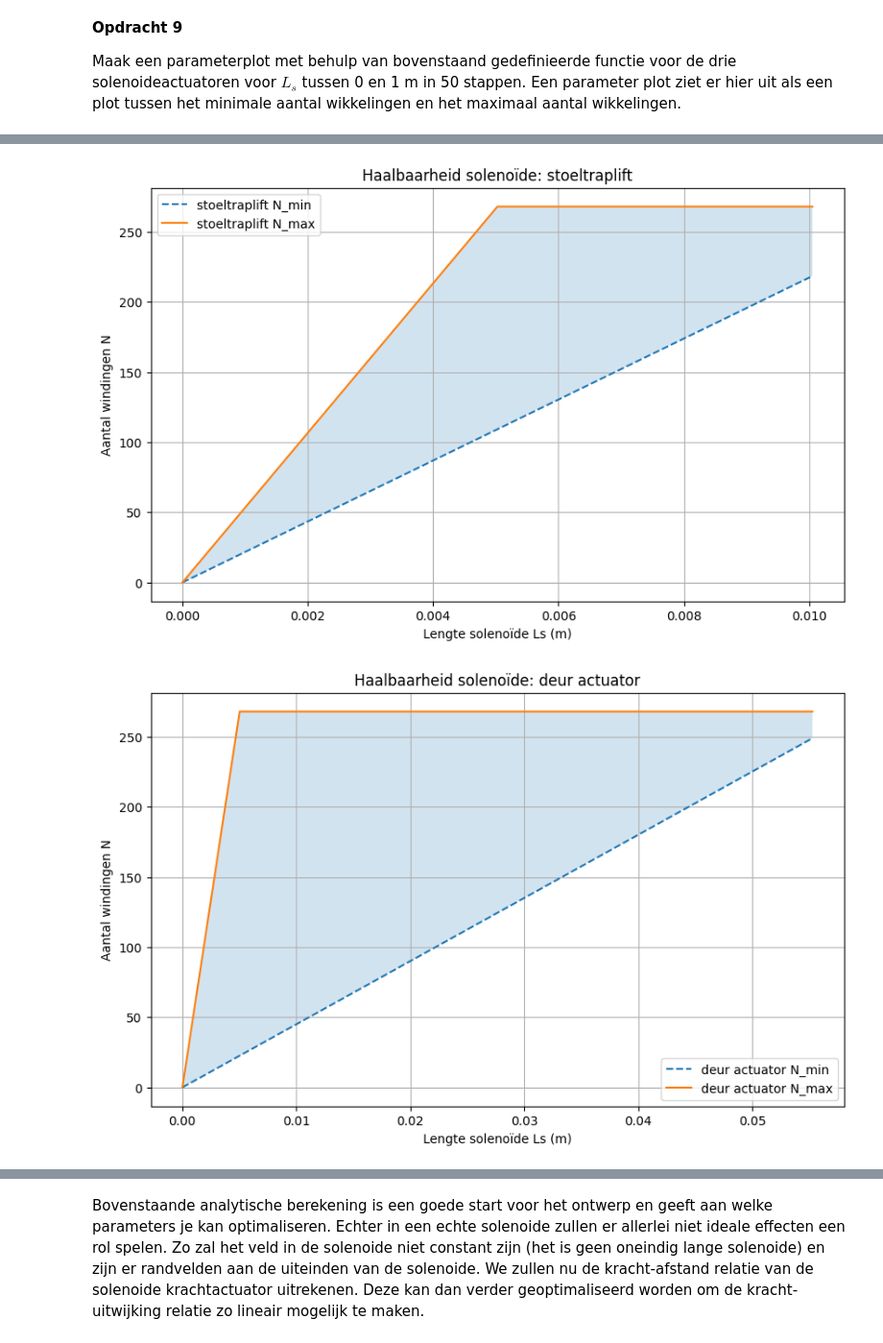
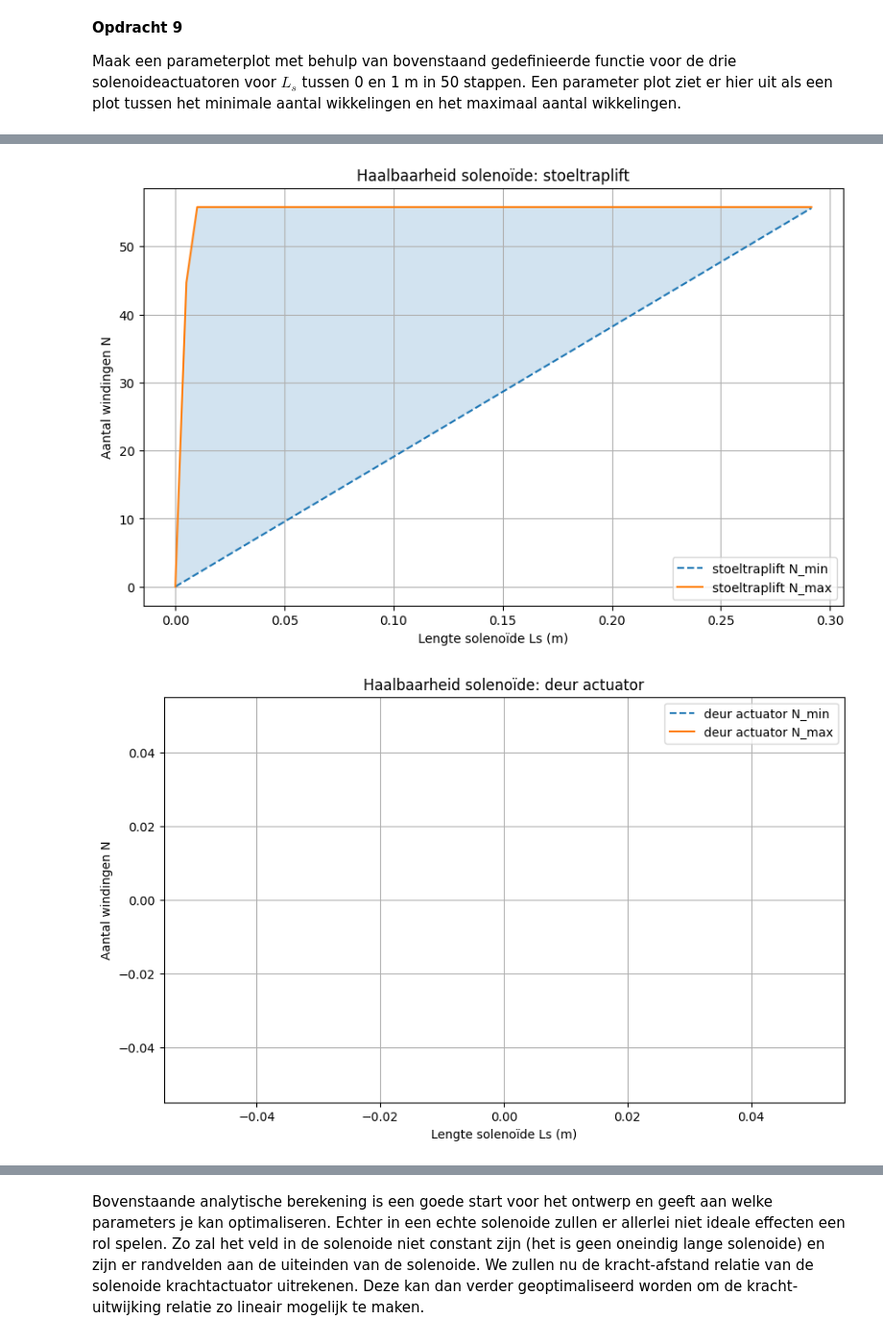
Before and after one commit to owenvanderwal/opdrachten-DEF-D, a Jupyter notebook: DigitaleOntwerpopdrachten/1CondensatorOpdracht/KrachtactuatorOpdracht.ipynb, the cells around one changed output, grey strips where cells are left out. Shown at 96% size. Saved outputs shown, nothing was run; the diff lists cells and outputs as text; code cells hidden in the pictures.

```diff
--- a/DigitaleOntwerpopdrachten/1CondensatorOpdracht/KrachtactuatorOpdracht.ipynb
+++ b/DigitaleOntwerpopdrachten/1CondensatorOpdracht/KrachtactuatorOpdracht.ipynb
@@ -274,10 +228,5 @@ Text(0, 0.5, 'y')
 # %%
 # Constante parameters
-rs = 0.02
-rd = 0.0001
-I = 0.5
-mu_r = 10000
-max_wire_length = 33.66
 
 mu0 = 4*np.pi*1e-7
 g = 9.81
@@ -285,15 +234,20 @@ g = 9.81
 # Lengte bereik
 Ls_values = np.linspace(0.0, 1, 200)
 
-# Gemeenschappelijke grootheden
-A = np.pi * rs**2
-winding_length = 2 * np.pi * rs
-N_max_length = max_wire_length / winding_length
-layers = rs / rd
 
 # robot arm
 m = 1.5
 label = "robot arm"
+rs = 0.02
+rd = 0.0002
+I = 2
+A = np.pi * rs**2
+mu_r = 1000
+max_wire_length = 18.69
+
+winding_length = 2 * np.pi * rs
+N_max_length = max_wire_length / winding_length
+layers = rs / rd
 
 F = m * g
 N_min = np.sqrt((2 * F * Ls_values**2) / (mu0 * mu_r * I**2 * A))
@@ -320,7 +274,15 @@ plt.show()
 # stoeltraplift
 m = 95
 label = "stoeltraplift"
-
+rs = 0.02
+rd = 0.0015
+I = 180
+A = np.pi * rs**2
+mu_r = 1000
+max_wire_length = 7.01
+winding_length = 2 * np.pi * rs
+N_max_length = max_wire_length / winding_length
+layers = rs / rd
 F = m * g
 N_min = np.sqrt((2 * F * Ls_values**2) / (mu0 * mu_r * I**2 * A))
 turns_per_layer = Ls_values / rd
@@ -345,7 +307,15 @@ plt.show()
 # actuator deur
 m = 40 / 9.81
 label = "deur actuator"
-
+rs = 0.01
+rd = 0.0001
+I = 0.5
+A = np.pi * rs**2
+mu_r = 1000
+max_wire_length = 8.14
+winding_length = 2 * np.pi * rs
+N_max_length = max_wire_length / winding_length
+layers = rs / rd
 F = m * g
 N_min = np.sqrt((2 * F * Ls_values**2) / (mu0 * mu_r * I**2 * A))
 turns_per_layer = Ls_values / rd
@@ -371,5 +341,5 @@ plt.show()
-[figure, old version]
+[figure, new version]
-[figure, old version]
+[figure, new version]
 # %% [markdown]
 **Opdracht 10**
 
```
Also changed, not shown: parts of 10 cells of this notebook, 1 other file.
